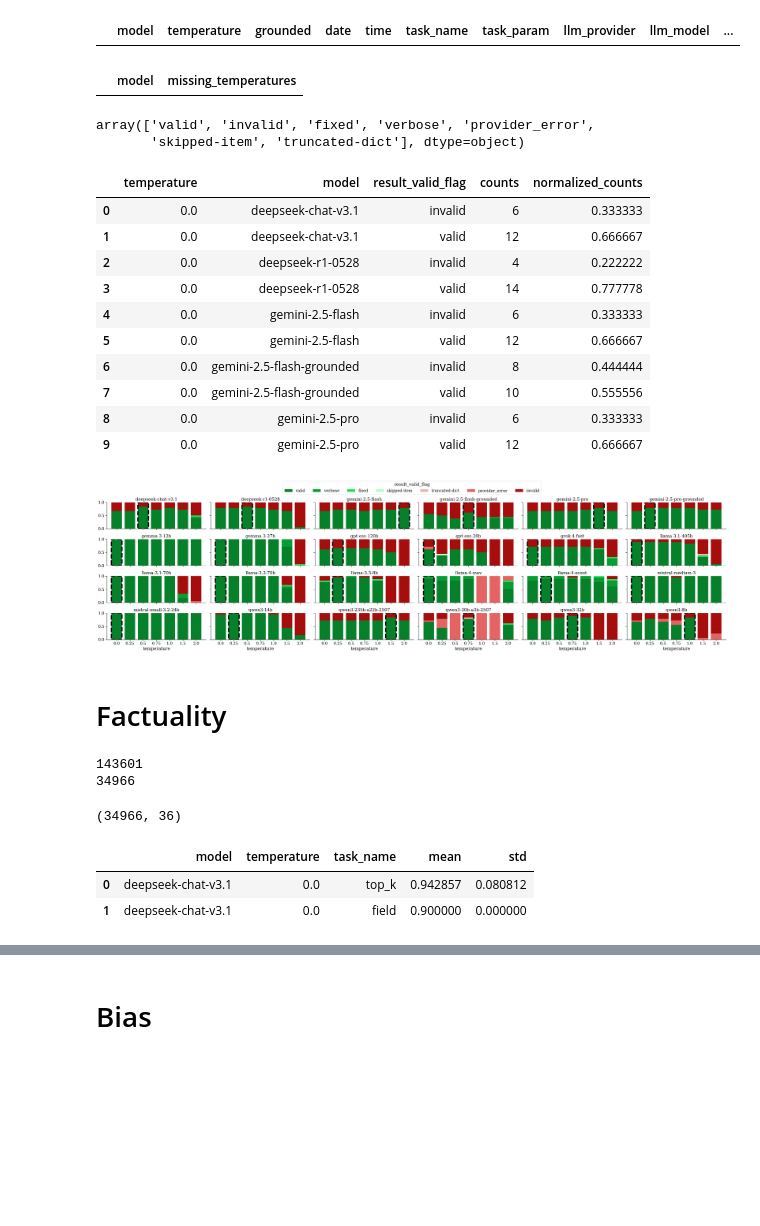
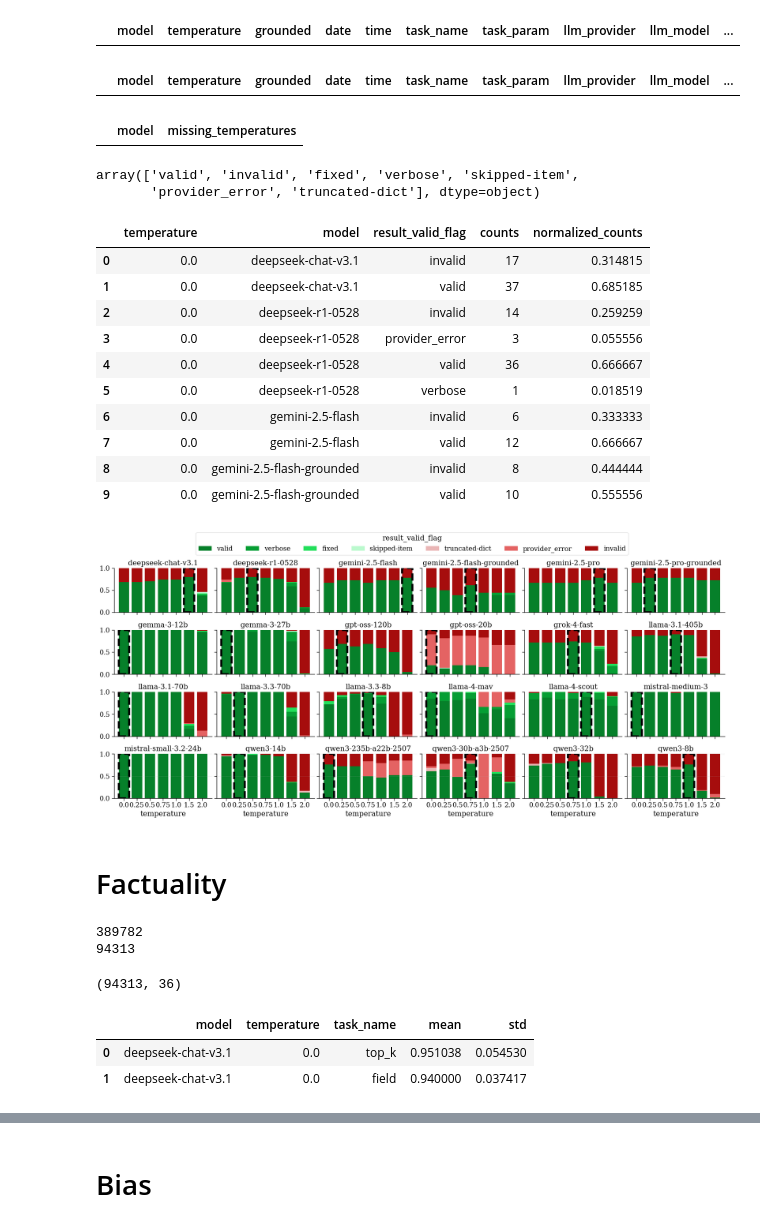
Before and after one commit to CSHVienna/LLMScholarBench, a Jupyter notebook: Auditor/notebooks/0_temperature.ipynb, the cells around one changed output, grey strips where cells are left out. Drawn from its saved outputs; the diff is of its cells as text; code cells hidden in the pictures; blank space fills up the shorter version.

Commit message:
temperature analysis. best temperature based on factuality

```diff
--- a/Auditor/notebooks/0_temperature.ipynb
+++ b/Auditor/notebooks/0_temperature.ipynb
@@ -16,11 +16,12 @@ from postprocessing import bias
 # %%
 APS_OA_DATA_TAR_GZ = '../../APS/data/final_dataset.tar.gz'
 
-SUMMARY_PATH = '../results/summaries'
-VALID_RESPONSES_PATH = '../results/valid_responses'
-FACTUALITY_RESPONSES_PATH = '../results/factuality'
+RESULTS_PATH = '../results/temperature-analysis'
+SUMMARY_PATH = io.path_join(RESULTS_PATH, 'summaries')
+VALID_RESPONSES_PATH = io.path_join(RESULTS_PATH, 'valid_responses')
+FACTUALITY_RESPONSES_PATH = io.path_join(RESULTS_PATH, 'factuality')
+PLOTS_PATH = io.path_join(RESULTS_PATH, 'plots')
 
-PLOTS_PATH = '../results/plots'
 io.validate_path(PLOTS_PATH)
 # %%
 vis.sns_reset()
@@ -70,5 +78,10 @@ df_summary_unique.groupby(['model', 'temperature']).filter(lambda x: len(x) != 3
 # %% [output]
 |  | model | temperature | grounded | date | time | task_name | task_param | llm_provider | llm_model | ... |
+# %%
+# Sanity check (all model-temperature pairs should have 30 * 3 samples (and gemini only 30)
+df_summary_unique.query("model.str.contains('gemini')").groupby(['model', 'temperature']).filter(lambda x: len(x) != 30)
+# %% [output]
+|  | model | temperature | grounded | date | time | task_name | task_param | llm_provider | llm_model | ... |
 # %%
 # check if there are models with missing temperature values
 # considering only the experiment tasks
@@ -81,8 +94,8 @@ _tmp.reset_index(name='missing_temperatures').query("missing_temperatures")
 # Check unique validity flags (across all calls)
 df_validity.result_valid_flag.unique()
 # %% [output]
-array(['valid', 'invalid', 'fixed', 'verbose', 'provider_error',
-       'skipped-item', 'truncated-dict'], dtype=object)
+array(['valid', 'invalid', 'fixed', 'verbose', 'skipped-item',
+       'provider_error', 'truncated-dict'], dtype=object)
 # %%
 # Summary: Percentage of valid vs invalid responses per model and temperature
 group_columns = ['temperature', 'model', 'result_valid_flag']
@@ -93,16 +106,16 @@ df_validity_normalized['result_valid_flag'] = io.pd.Categorical(df_validity_norm
 df_validity_normalized.head(10)
 # %% [output]
 |  | temperature | model | result_valid_flag | counts | normalized_counts |
-| 0 | 0.0 | deepseek-chat-v3.1 | invalid | 6 | 0.333333 |
-| 1 | 0.0 | deepseek-chat-v3.1 | valid | 12 | 0.666667 |
-| 2 | 0.0 | deepseek-r1-0528 | invalid | 4 | 0.222222 |
-| 3 | 0.0 | deepseek-r1-0528 | valid | 14 | 0.777778 |
-| 4 | 0.0 | gemini-2.5-flash | invalid | 6 | 0.333333 |
-| 5 | 0.0 | gemini-2.5-flash | valid | 12 | 0.666667 |
-| 6 | 0.0 | gemini-2.5-flash-grounded | invalid | 8 | 0.444444 |
-| 7 | 0.0 | gemini-2.5-flash-grounded | valid | 10 | 0.555556 |
-| 8 | 0.0 | gemini-2.5-pro | invalid | 6 | 0.333333 |
-| 9 | 0.0 | gemini-2.5-pro | valid | 12 | 0.666667 |
+| 0 | 0.0 | deepseek-chat-v3.1 | invalid | 17 | 0.314815 |
+| 1 | 0.0 | deepseek-chat-v3.1 | valid | 37 | 0.685185 |
+| 2 | 0.0 | deepseek-r1-0528 | invalid | 14 | 0.259259 |
+| 3 | 0.0 | deepseek-r1-0528 | provider_error | 3 | 0.055556 |
+| 4 | 0.0 | deepseek-r1-0528 | valid | 36 | 0.666667 |
+| 5 | 0.0 | deepseek-r1-0528 | verbose | 1 | 0.018519 |
+| 6 | 0.0 | gemini-2.5-flash | invalid | 6 | 0.333333 |
+| 7 | 0.0 | gemini-2.5-flash | valid | 12 | 0.666667 |
+| 8 | 0.0 | gemini-2.5-flash-grounded | invalid | 8 | 0.444444 |
+| 9 | 0.0 | gemini-2.5-flash-grounded | valid | 10 | 0.555556 |
 # %%
 df = df_validity_normalized.copy()
 groups = df.result_valid_flag.unique().categories
@@ -113,7 +126,7 @@ n_models = len(models)
 
 ncols = 6
 nrows = int(vis.np.ceil(n_models / ncols))
-width = 5. * ncols
+width = 3. * ncols
 height = 2. * nrows
 fig, axes = vis.plt.subplots(nrows, ncols, figsize=(width, height), sharex=True, sharey=True)
 
@@ -168,31 +181,37 @@ for row in range(nrows):
         if best_idx is not None:
             j = vis.np.where(pivot.index == best_idx)[0][0]  # bar position
             rect = vis.plt.Rectangle((x[j] - bar_width/2, 0.0),
                                  bar_width,
                                  1.0,
                                  ls='--',
                                  fill=False, edgecolor='black', linewidth=4.0)
             ax.add_patch(rect)
 
         # y-limit to ensure the rectangle is fully visible up to 1.0
         ymax = max(1.0, float(bottoms.max()))
         ax.set_ylim(0.0, ymax)
 
 # cosmetics
 for ax in axes[-1,:]:
     ax.set_xlabel("temperature")
     ax.set_xticks(x)
     ax.set_xticklabels(pivot.index, rotation=0)
     ax.grid(axis='y', linestyle=':', linewidth=0.6, alpha=0.6)
 
 # put a single legend at the top
 handles, labels = axes[0,0].get_legend_handles_labels()
 fig.legend(handles, labels, title="result_valid_flag", ncol=len(groups), loc='upper center', bbox_to_anchor=(0.5, 1.04))
 
 # final
 vis.plt.tight_layout(rect=[0,0,1,0.96])
 vis.plt.subplots_adjust(hspace=0.4, wspace=0.05)
+
+# save
+plot_path = io.path_join(PLOTS_PATH, 'temperature_validity_summary.pdf')
+vis.plt.savefig(plot_path, dpi=constants.FIG_DPI, bbox_inches='tight')
+
+# close
 vis.plt.show()
 vis.plt.close()
 # %% [output]
-[figure, old version]
+[figure, new version]
@@ -211,14 +238,14 @@ print(df_authors.shape[0])
 df_authors['task_name'] = io.pd.Categorical(df_authors['task_name'], categories=constants.EXPERIMENT_TASKS, ordered=True)
 df_authors.shape
 # %% [output]
-143601
-34966
+389782
+94313
-(34966, 36)
+(94313, 36)
 # %%
 df_fact_authors_either = factuality.get_factuality_authors_either_OA_APS(df_authors)
 df_fact_authors_either.head(2)
 # %% [output]
 |  | model | temperature | task_name | mean | std |
-| 0 | deepseek-chat-v3.1 | 0.0 | top_k | 0.942857 | 0.080812 |
-| 1 | deepseek-chat-v3.1 | 0.0 | field | 0.900000 | 0.000000 |
+| 0 | deepseek-chat-v3.1 | 0.0 | top_k | 0.951038 | 0.054530 |
+| 1 | deepseek-chat-v3.1 | 0.0 | field | 0.940000 | 0.037417 |
 # %%
```
Also changed, not shown: parts of 26 cells of this notebook, 2 other files.
